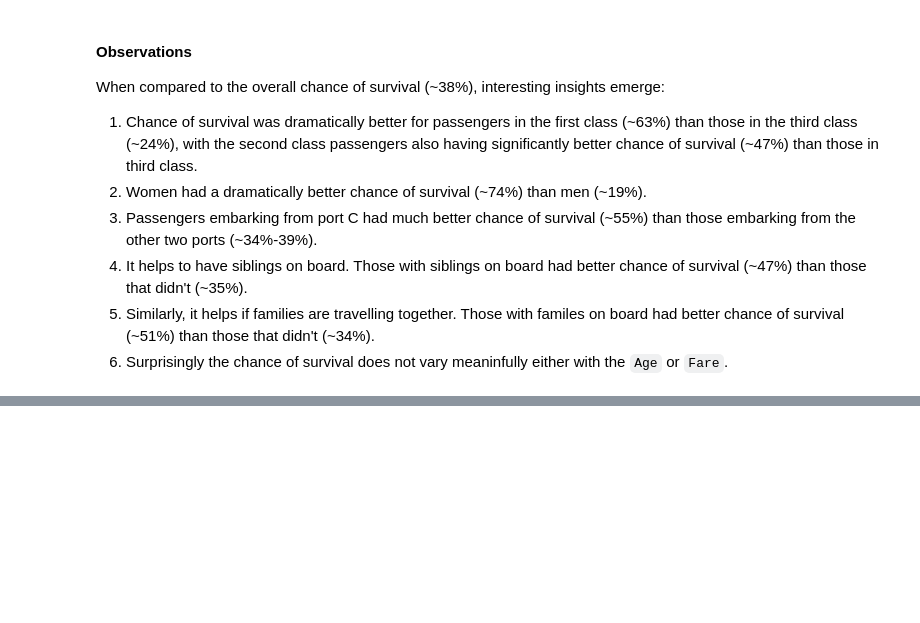
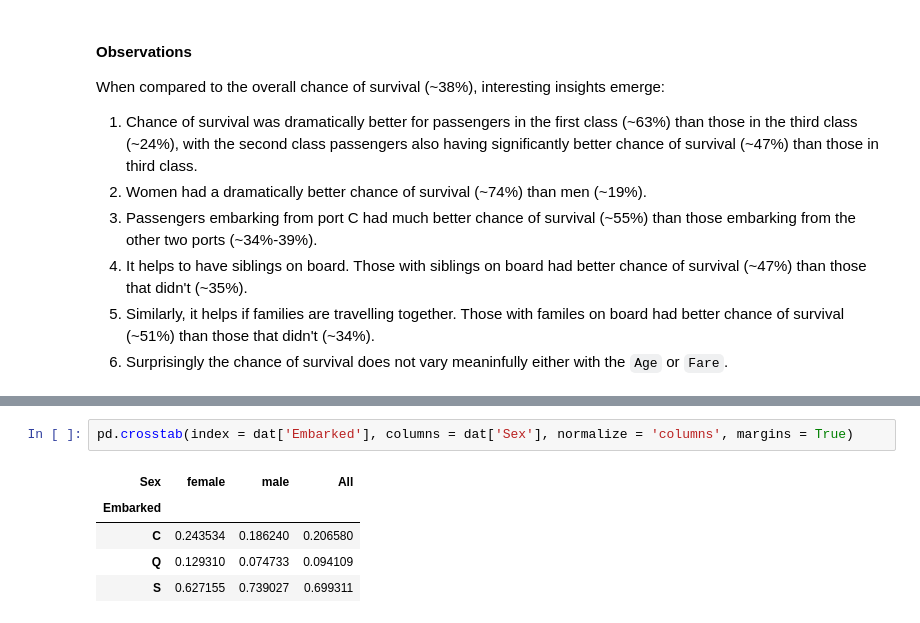
Before and after one commit to sanjeevgadre/Kaggle-Titanic, a Jupyter notebook: Python/scripts/Part-1-EDA-Preprocessing-LearningCurves.ipynb, the cells around one changed output, grey strips where cells are left out. Drawn from its saved outputs; the diff is of its cells as text; blank space fills up the shorter version.

```diff
--- a/Python/scripts/Part-1-EDA-Preprocessing-LearningCurves.ipynb
+++ b/Python/scripts/Part-1-EDA-Preprocessing-LearningCurves.ipynb
@@ -308,0 +501,8 @@ When compared to the overall chance of survival (~38%), interesting insights eme
+# %%
+pd.crosstab(index = dat['Embarked'], columns = dat['Sex'], normalize = 'columns', margins = True)
+# %% [output]
+| Sex | female | male | All |
+| Embarked |  |  |  |
+| C | 0.243534 | 0.186240 | 0.206580 |
+| Q | 0.129310 | 0.074733 | 0.094109 |
+| S | 0.627155 | 0.739027 | 0.699311 |
```
Also changed, not shown: parts of 14 cells of this notebook.
